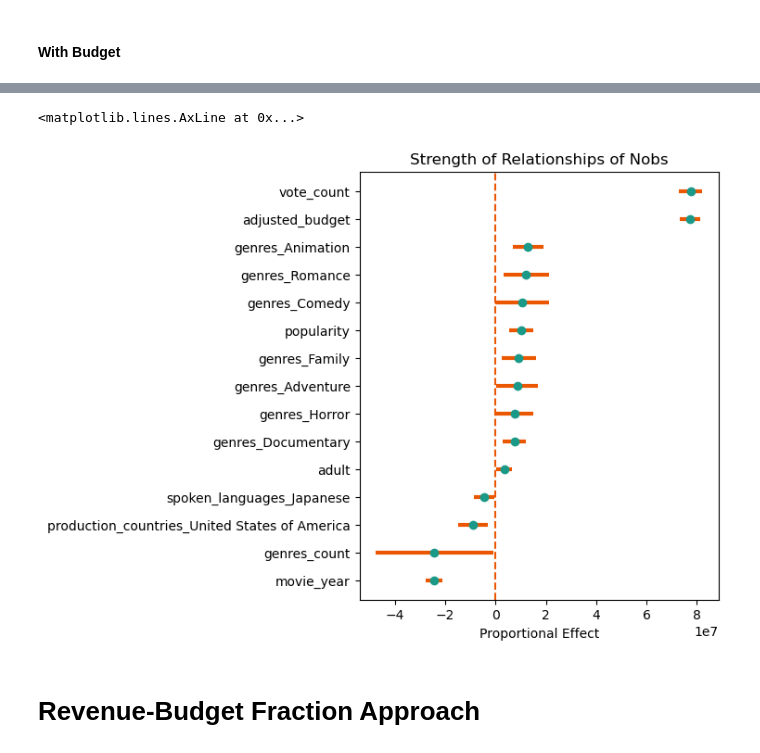
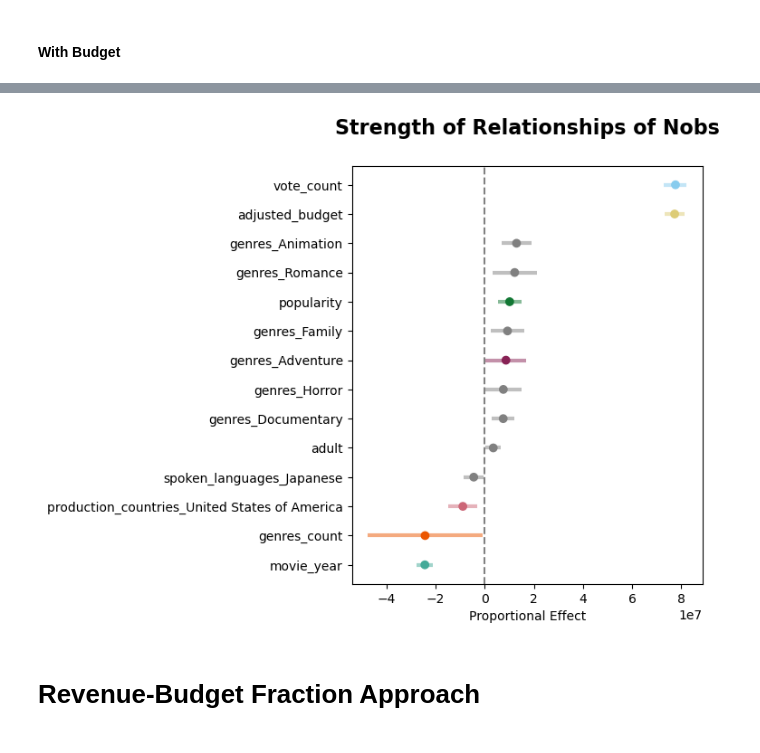
Before and after one commit to epfl-ada/ada-2024-project-datadruids, a Jupyter notebook: src/Regression.ipynb, the cells around one changed output, grey strips where cells are left out. Drawn from its saved outputs; the diff is of its cells as text; code cells hidden in the pictures.

```diff
--- a/src/Regression.ipynb
+++ b/src/Regression.ipynb
@@ -526,25 +600,29 @@ OLS Regression Results
 | Kurtosis: | 232.333 | Cond. No. | 24.4 |
 Notes:
 [1] Standard Errors assume that the covariance matrix of the errors is correctly specified.
-# %%
-import matplotlib.pyplot as plt
-
-
-to_include = results.params[results.pvalues < 0.10][1:].sort_values() # get only those with significant pvalues
-fig, ax = plt.subplots(figsize=(5,6), dpi=100)
-ax.scatter(to_include, range(len(to_include)), color="#1a9988", zorder=2)
-ax.set_yticks(range(len(to_include)), to_include.index) # label the y axis with the ind. variable names
-ax.set_xlabel("Proportional Effect")
-ax.set_title("Strength of Relationships of Nobs")
-
-# add the confidence interval error bars
-for idx, ci in enumerate(results.conf_int().loc[to_include.index].iterrows()):
-    ax.hlines(idx, ci[1][0], ci[1][1], color="#eb5600", zorder=1, linewidth=3)
-
-plt.axline((0,0), (0,1), color="#eb5600", linestyle="--") # add a dashed line at 0.0
-# %% [output]
-<matplotlib.lines.AxLine at 0x...>
-[figure, removed]
+# %%
+to_include = results.params[results.pvalues < 0.05][1:].sort_values() # get only those with significant pvalues
+fig, ax = plt.subplots(figsize=(5, 6), dpi=100)
+
+# Scatter plot for feature values with matching colors
+colors = [color_palette.get(feature, "#eb5600") for feature in to_include.index]
+ax.scatter(to_include, range(len(to_include)), color=colors, zorder=2)
+
+# Add labels and title
+ax.set_yticks(range(len(to_include)), to_include.index)
+
+ax.set_xlabel("Proportional Effect")
+ax.set_title("Strength of Relationships of Nobs\n", fontsize=16, fontweight='bold', loc='center')
+
+
+for idx, ci in enumerate(results.conf_int().loc[to_include.index].iterrows()):
+    ax.hlines(idx, ci[1][0], ci[1][1], color=colors[idx], alpha=0.5, zorder=1, linewidth=3)
+
+# Add a dashed line at 0
+plt.axline((0, 0), (0, 1), color="grey", linestyle="--")
+plt.show()
+# %% [output]
+[figure, added]
 # %% [markdown]
 # Revenue-Budget Fraction Approach
 # %% [markdown]
```
Also changed, not shown: parts of 17 cells of this notebook, 2 other files.
